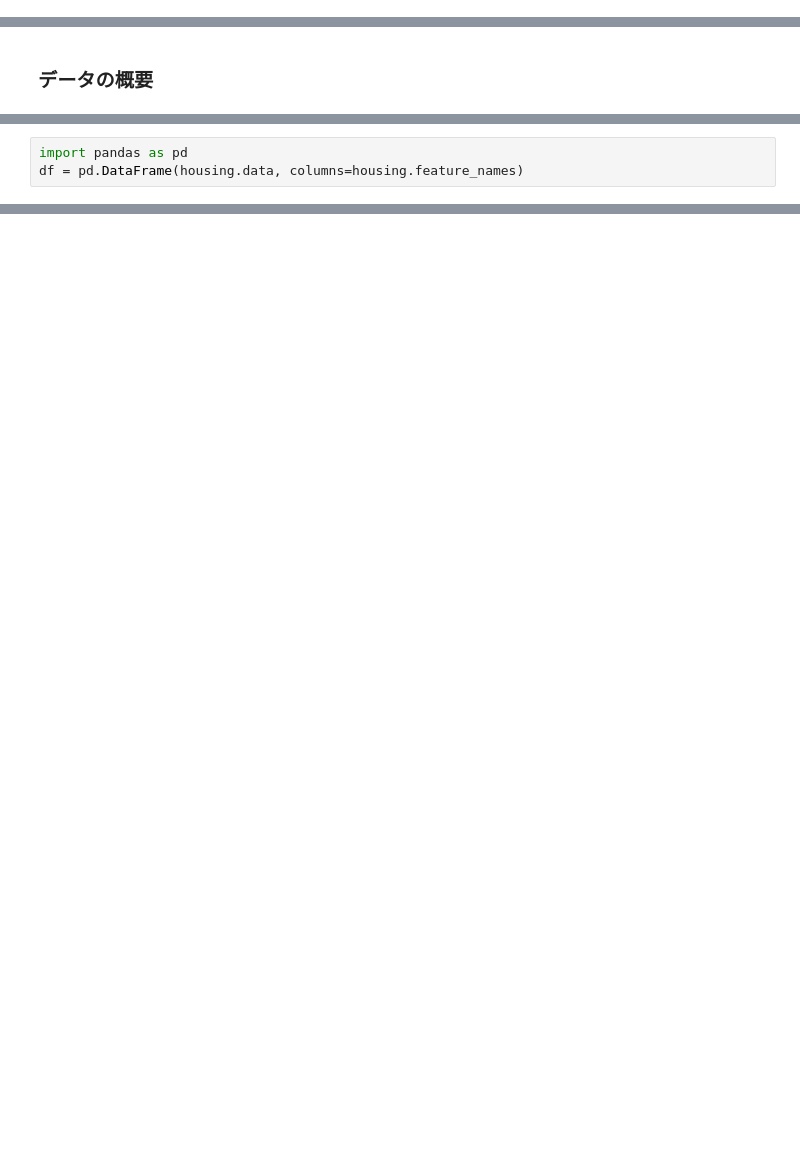
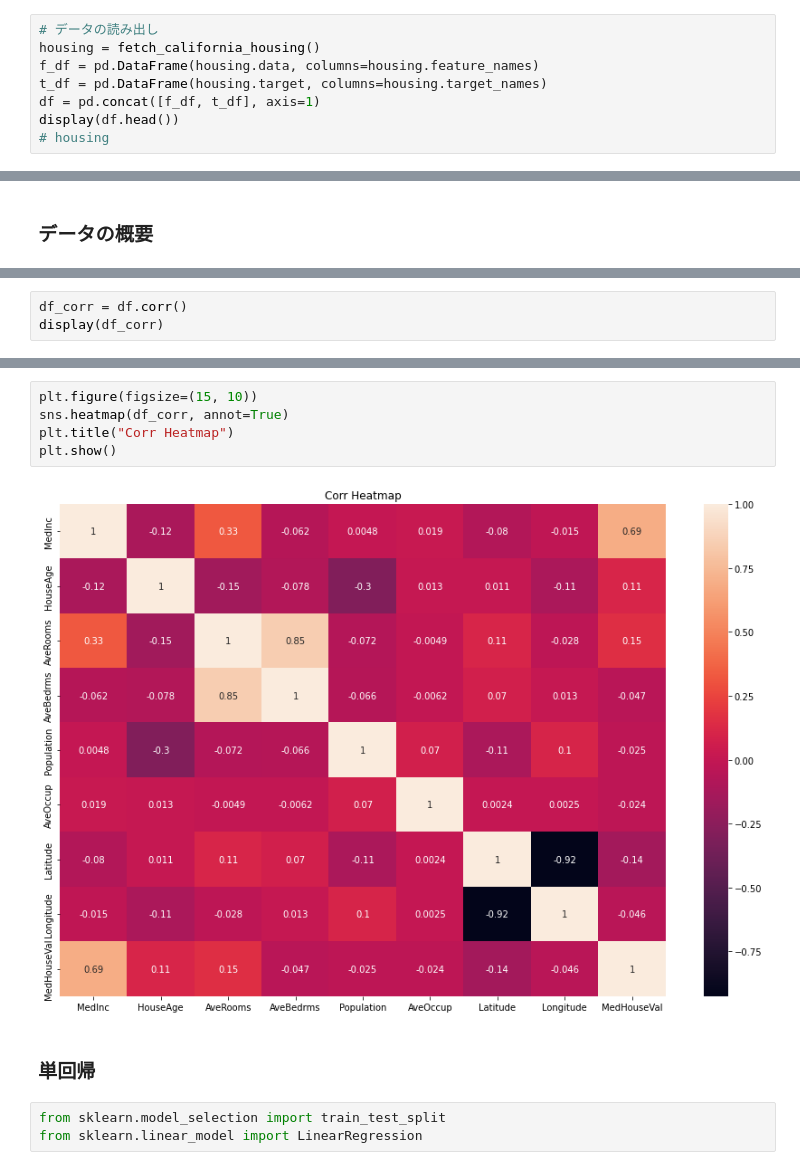
Before and after one commit to Murakami-Shoya/everyday_programming, a Jupyter notebook: AI_100knock.ipynb, the cells around one changed output, grey strips where cells are left out. Saved outputs shown, nothing was run; the diff lists cells and outputs as text; blank space fills up the shorter version.

```diff
--- a/AI_100knock.ipynb
+++ b/AI_100knock.ipynb
@@ -4,0 +12,8 @@
+# %%
+# データの読み出し
+housing = fetch_california_housing()
+f_df = pd.DataFrame(housing.data, columns=housing.feature_names)
+t_df = pd.DataFrame(housing.target, columns=housing.target_names)
+df = pd.concat([f_df, t_df], axis=1)
+display(df.head())
+# housing
@@ -11,4 +29 @@ housing = fetch_california_housing()
-# %%
-import pandas as pd
-df = pd.DataFrame(housing.data, columns=housing.feature_names)
 # %%
@@ -26,0 +45,3 @@ plt.show()
+# %%
+df_corr = df.corr()
+display(df_corr)
@@ -26,0 +59,12 @@ plt.show()
+# %%
+plt.figure(figsize=(15, 10))
+sns.heatmap(df_corr, annot=True)
+plt.title("Corr Heatmap")
+plt.show()
+# %% [output]
+[figure, added]
+# %% [markdown]
+### 単回帰
+# %%
+from sklearn.model_selection import train_test_split
+from sklearn.linear_model import LinearRegression
```
Also changed, not shown: parts of 8 cells of this notebook.
